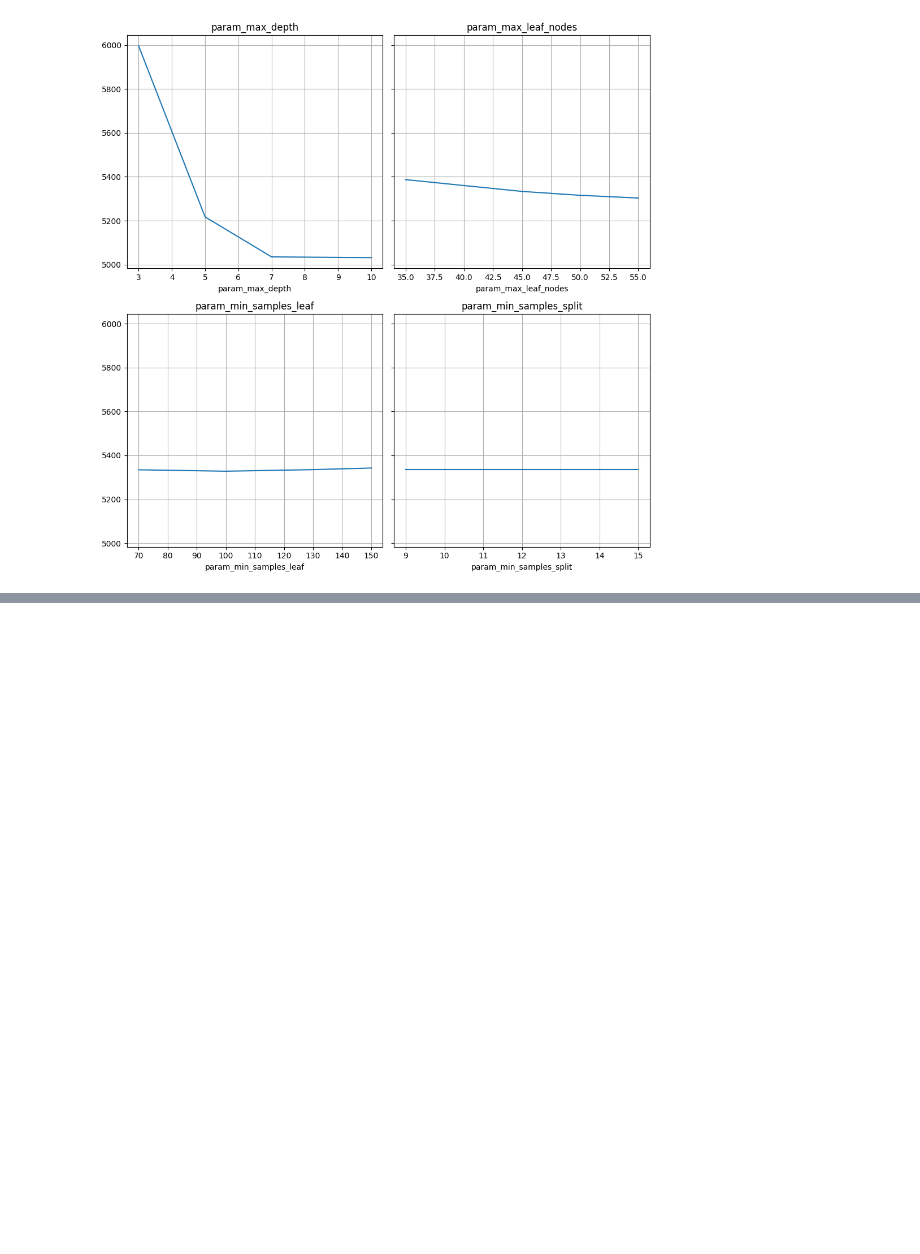
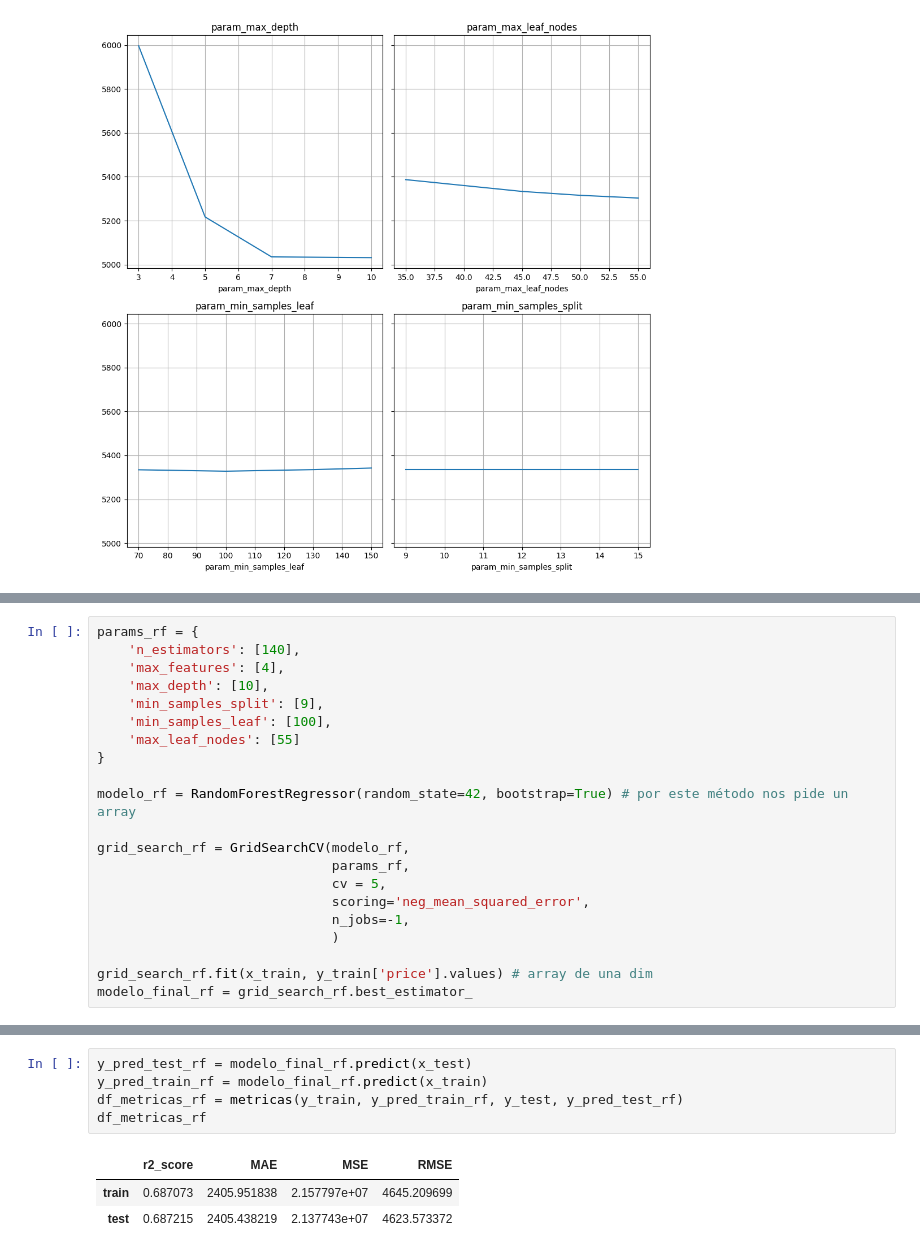
Before and after one commit to ngcarvajall/Lab_EDA_Gestion_Nulos, a Jupyter notebook: cross_validation.ipynb, the cells around one changed output, grey strips where cells are left out. Saved outputs shown, nothing was run; the diff lists cells and outputs as text; blank space fills up the shorter version.

```diff
--- a/cross_validation.ipynb
+++ b/cross_validation.ipynb
@@ -420,0 +416,21 @@ pd.DataFrame(modelo_final_arbol_4.feature_importances_,columns = ['Importancia']
+# %%
+params_rf = {
+    'n_estimators': [140],
+    'max_features': [4],
+    'max_depth': [10],
+    'min_samples_split': [9],
+    'min_samples_leaf': [100],
+    'max_leaf_nodes': [55]
+}
+
+modelo_rf = RandomForestRegressor(random_state=42, bootstrap=True) # por este método nos pide un array
+
+grid_search_rf = GridSearchCV(modelo_rf,
+                              params_rf,
+                              cv = 5,
+                              scoring='neg_mean_squared_error',
+                              n_jobs=-1,
+                              )
+
+grid_search_rf.fit(x_train, y_train['price'].values) # array de una dim
+modelo_final_rf = grid_search_rf.best_estimator_
@@ -420,0 +452,9 @@ pd.DataFrame(modelo_final_arbol_4.feature_importances_,columns = ['Importancia']
+# %%
+y_pred_test_rf = modelo_final_rf.predict(x_test)
+y_pred_train_rf = modelo_final_rf.predict(x_train)
+df_metricas_rf = metricas(y_train, y_pred_train_rf, y_test, y_pred_test_rf)
+df_metricas_rf
+# %% [output]
+|  | r2_score | MAE | MSE | RMSE |
+| train | 0.687073 | 2405.951838 | 2.157797e+07 | 4645.209699 |
+| test | 0.687215 | 2405.438219 | 2.137743e+07 | 4623.573372 |
```
Also changed, not shown: parts of 24 cells of this notebook, 6 other files.
